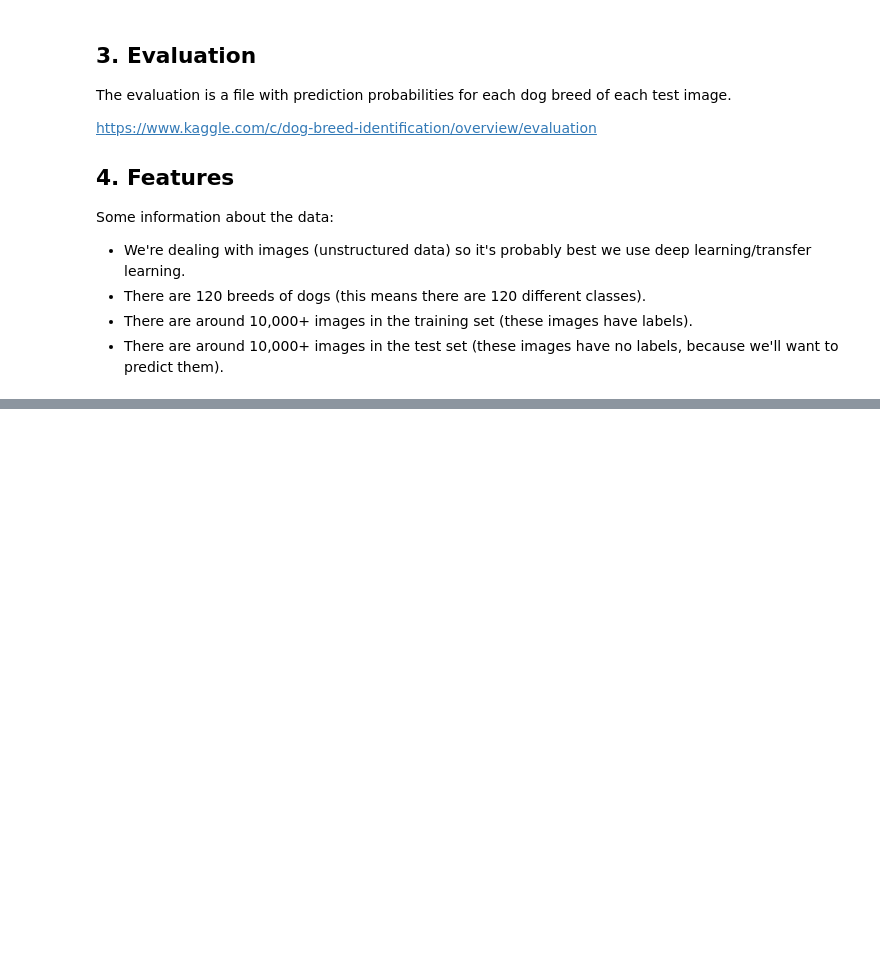
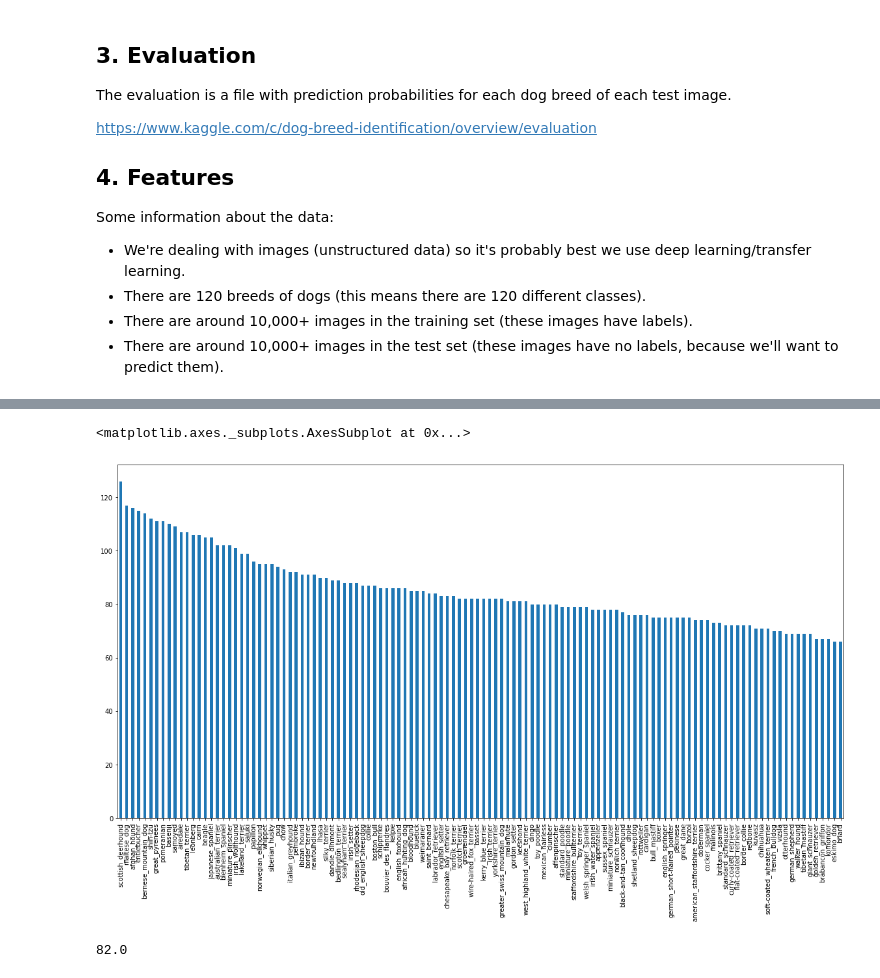
Before and after one commit to KyrylR/-Neural-Networks-DL-TL-TF, a Jupyter notebook: dog_vision.ipynb, the cells around one changed output, grey strips where cells are left out. Saved outputs shown, nothing was run; the diff lists cells and outputs as text; code cells hidden in the pictures; blank space fills up the shorter version.

```diff
--- a/dog_vision.ipynb
+++ b/dog_vision.ipynb
@@ -35,0 +65,4 @@ import numpy as np
+# %%
+# Checkout the labels of our data
+labels_csv = pd.read_csv("/content/drive/MyDrive/Colab Notebooks/Dog Vision/labels.csv")
+labels_csv.describe()
@@ -35,0 +84,9 @@ import numpy as np
+# %%
+labels_csv["breed"].value_counts().plot.bar(figsize=(20,10))
+# %% [output]
+<matplotlib.axes._subplots.AxesSubplot at 0x...>
+[figure, added]
+# %%
+labels_csv["breed"].value_counts().median()
+# %% [output]
+82.0
```
Also changed, not shown: parts of 7 cells of this notebook.
